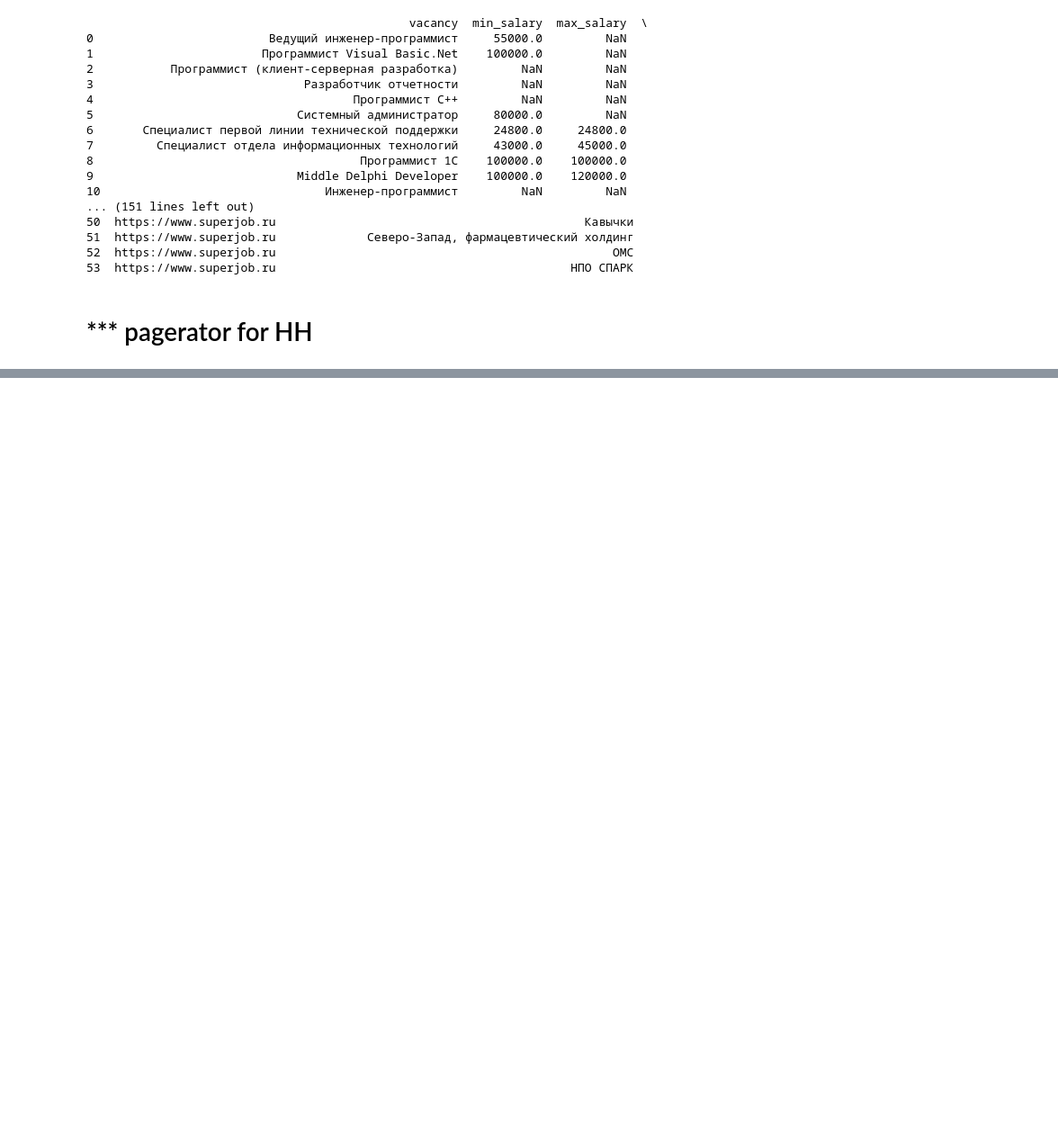
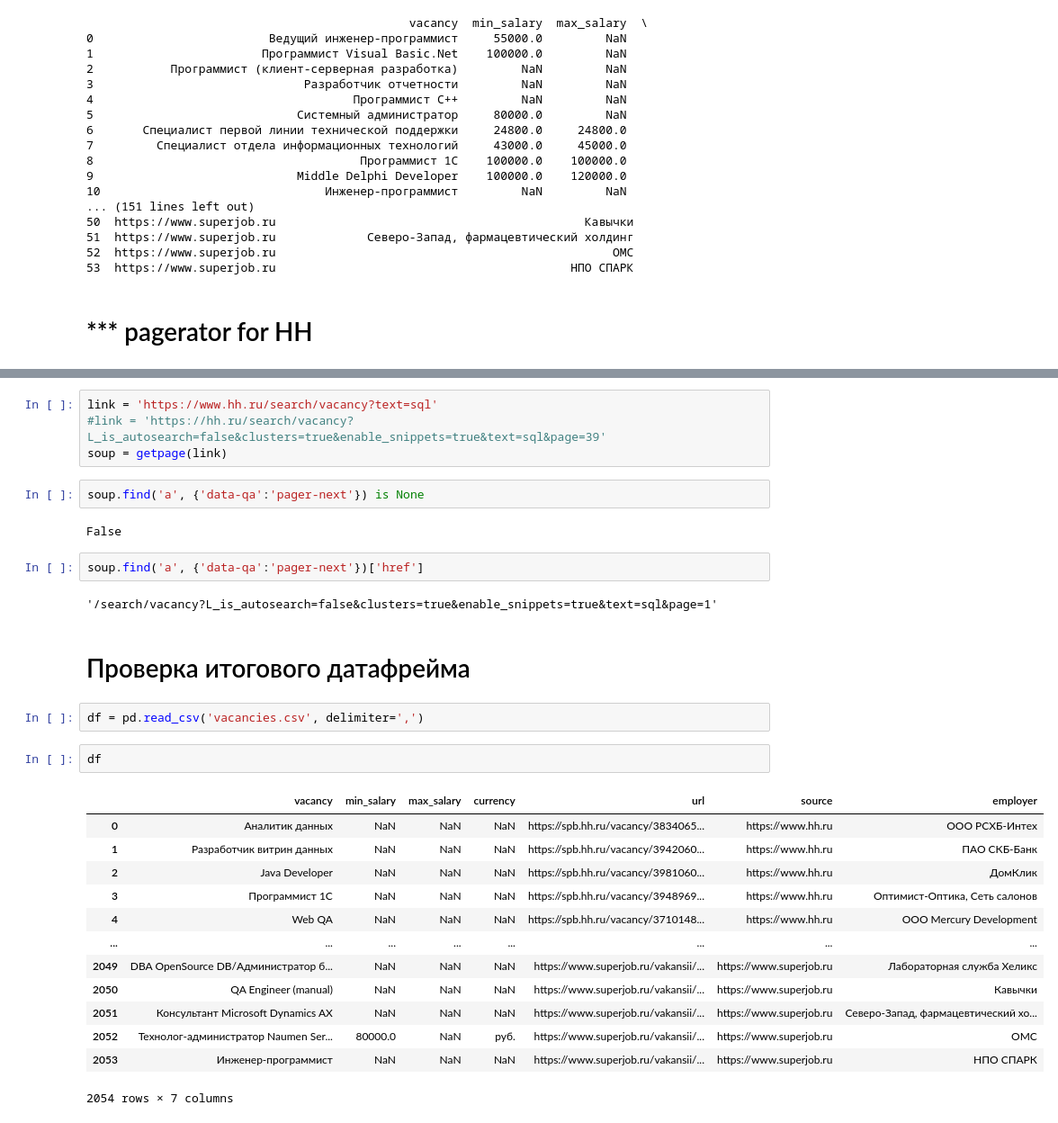
Before and after one commit to VadimSpb/2_scraping, a Jupyter notebook: HW2/notebook.ipynb, the cells around one changed output, grey strips where cells are left out. Shown: that part at 90% size. Cells and saved outputs as stored; diff of their text form; blank space fills up the shorter version.

```diff
--- a/HW2/notebook.ipynb
+++ b/HW2/notebook.ipynb
@@ -538,0 +459,32 @@ AttributeError: 'NoneType' object has no attribute 'text'
+# %%
+link = 'https://www.hh.ru/search/vacancy?text=sql'
+#link = 'https://hh.ru/search/vacancy?L_is_autosearch=false&clusters=true&enable_snippets=true&text=sql&page=39'
+soup = getpage(link)
+# %%
+soup.find('a', {'data-qa':'pager-next'}) is None
+# %% [output]
+False
+# %%
+soup.find('a', {'data-qa':'pager-next'})['href']
+# %% [output]
+'/search/vacancy?L_is_autosearch=false&clusters=true&enable_snippets=true&text=sql&page=1'
+# %% [markdown]
+# Проверка итогового датафрейма
+# %%
+df = pd.read_csv('vacancies.csv', delimiter=',')
+# %%
+df
+# %% [output]
+|  | vacancy | min_salary | max_salary | currency | url | source | employer |
+| 0 | Аналитик данных | NaN | NaN | NaN | https://spb.hh.ru/vacancy/3834065... | https://www.hh.ru | ООО РСХБ-Интех |
+| 1 | Разработчик витрин данных | NaN | NaN | NaN | https://spb.hh.ru/vacancy/3942060... | https://www.hh.ru | ПАО СКБ-Банк |
+| 2 | Java Developer | NaN | NaN | NaN | https://spb.hh.ru/vacancy/3981060... | https://www.hh.ru | ДомКлик |
+| 3 | Программист 1С | NaN | NaN | NaN | https://spb.hh.ru/vacancy/3948969... | https://www.hh.ru | Оптимист-Оптика, Сеть салонов |
+| 4 | Web QA | NaN | NaN | NaN | https://spb.hh.ru/vacancy/3710148... | https://www.hh.ru | ООО Mercury Development |
+| ... | ... | ... | ... | ... | ... | ... | ... |
+| 2049 | DBA OpenSource DB/Администратор б... | NaN | NaN | NaN | https://www.superjob.ru/vakansii/... | https://www.superjob.ru | Лабораторная служба Хеликс |
+| 2050 | QA Engineer (manual) | NaN | NaN | NaN | https://www.superjob.ru/vakansii/... | https://www.superjob.ru | Кавычки |
+| 2051 | Консультант Microsoft Dynamics AX | NaN | NaN | NaN | https://www.superjob.ru/vakansii/... | https://www.superjob.ru | Северо-Запад, фармацевтический хо... |
+| 2052 | Технолог-администратор Naumen Ser... | 80000.0 | NaN | руб. | https://www.superjob.ru/vakansii/... | https://www.superjob.ru | ОМС |
+| 2053 | Инженер-программист | NaN | NaN | NaN | https://www.superjob.ru/vakansii/... | https://www.superjob.ru | НПО СПАРК |
+2054 rows × 7 columns
```
Also changed, not shown: parts of 2 cells of this notebook, 2 other files.
